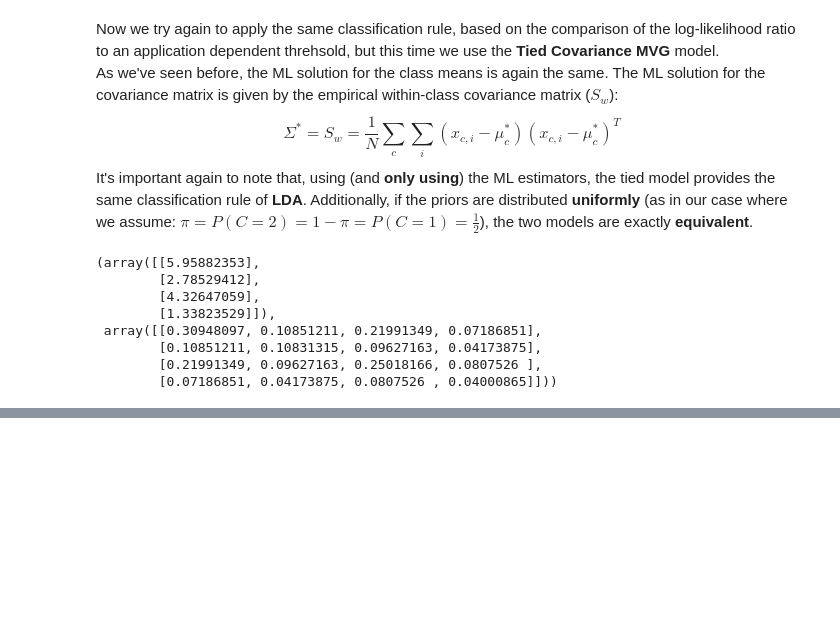
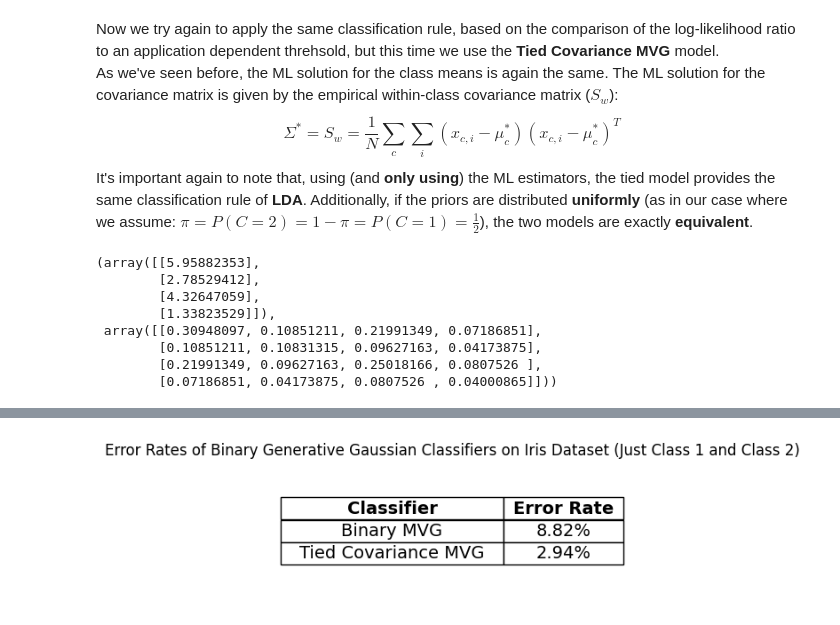
Before and after one commit to RiccardoRevalor/MachineLearningPatternRecognition, a Jupyter notebook: lab6_GenerativeGaussian_Models/ggm.ipynb, the cells around one changed output, grey strips where cells are left out. Drawn from its saved outputs; the diff is of its cells as text; code cells hidden in the pictures; blank space fills up the shorter version.

Commit message:
l06 binary Tied Covariance MVG classifier

```diff
--- a/lab6_GenerativeGaussian_Models/ggm.ipynb
+++ b/lab6_GenerativeGaussian_Models/ggm.ipynb
@@ -1003,0 +1018,5 @@ TiedCov_Params_bin
+# %%
+#Then we compute the 1-D array of the log-likelihood ratios
+#In the log-domain, we just need to subtract the log-likelihoods of the two classes
+llr_TiedCov = loglikelihood_2_TiedCov - loglikelihood_1_TiedCov
+print(f"llr Shape: {llr_TiedCov.shape}")
@@ -1003,0 +1027,5 @@ TiedCov_Params_bin
+# %%
+#Classification rule: assign samples whose llr_MVG >= 0 to class 2 and samples whose llr_MVG < 0 to class 1
+PVAL_bin_TiedCov = np.where(llr_TiedCov >= 0, 2, 1) #assign samples whose llr_MVG >= 0 to class 2 and samples whose llr_MVG < 0 to class 1
+print(f"Predictions shape: {PVAL_bin_TiedCov.shape}")
+print(f"Predictions: {PVAL_bin_TiedCov}")
@@ -1003,0 +1037,5 @@ TiedCov_Params_bin
+# %%
+error_count_bin_TiedCov = np.count_nonzero(PVAL_bin_TiedCov != LVAL)
+print(f"Number of wrong predictions: {error_count_bin_TiedCov}")
+error_rate_bin_TiedCov = np.mean(PVAL_bin_TiedCov != LVAL)
+print(f"Error Rate: {error_rate_bin_TiedCov:.2%}")
@@ -1003,0 +1058,29 @@ TiedCov_Params_bin
+# %%
+error_rates = [
+    ("Binary MVG", error_rate_bin_MVG),
+    ("Tied Covariance MVG", error_rate_bin_TiedCov)
+]
+
+fig, ax = plt.subplots(figsize=(5, 2))
+ax.axis('tight')
+ax.axis('off')
+
+table_data = [[name, f"{error:.2%}"] for name, error in error_rates]
+table = ax.table(cellText=table_data, colLabels=["Classifier", "Error Rate"], loc="center")
+
+#center text in the cells
+for (i, j), cell in table.get_celld().items():
+    if i == 0:
+        cell.set_text_props(weight='bold')
+    else:
+        cell.set_text_props(ha='center', va='center')
+
+table.auto_set_font_size(False)
+table.set_fontsize(14)
+table.auto_set_column_width([0, 1])
+table.scale(1.5, 1.5)  # Adjust the scale for better visibility
+plt.title("Error Rates of Binary Generative Gaussian Classifiers on Iris Dataset (Just Class 1 and Class 2)")
+plt.savefig("error_rates_binary.png", bbox_inches='tight', dpi=300) #save the figure with a resolution of 300 dpi
+plt.show()
+# %% [output]
+[figure, added]
```
Also changed, not shown: parts of 9 cells of this notebook, 1 other file.
